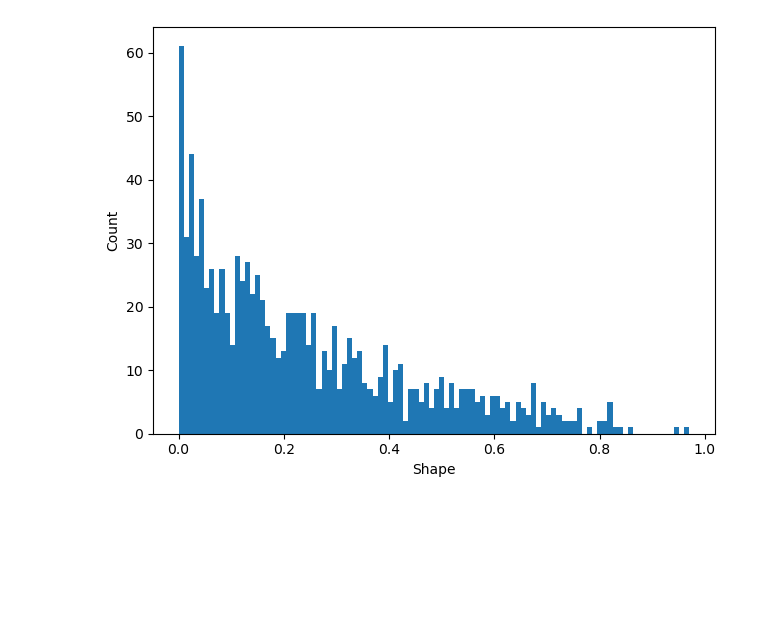
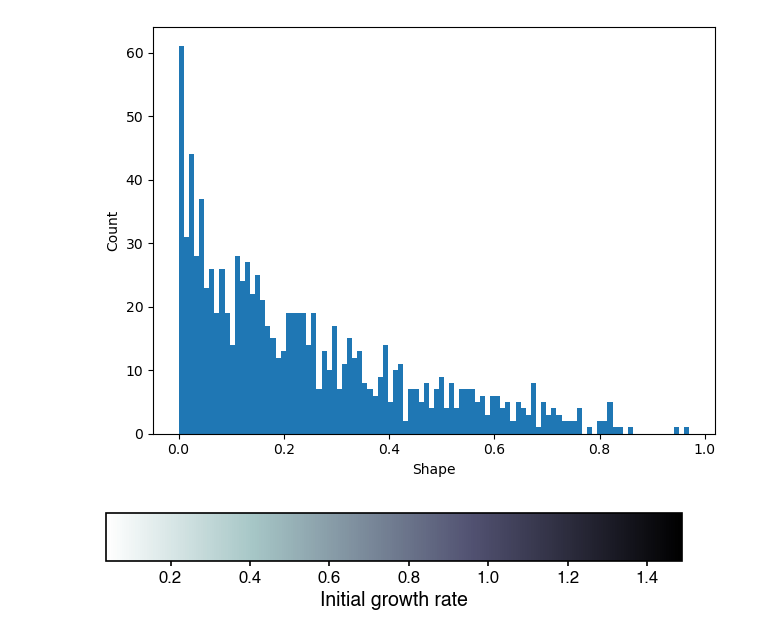
Before and after one commit to blab/pf-longitudinal, a Jupyter notebook: pf-tent/code/mechanistic.ipynb, the cells around one changed output. Saved outputs shown, nothing was run; the diff lists cells and outputs as text; code cells hidden in the pictures; blank space fills up the shorter version.

```diff
--- a/pf-tent/code/mechanistic.ipynb
+++ b/pf-tent/code/mechanistic.ipynb
@@ -752,3 +859,6 @@ ax.set_xlabel("Shape")
 # %% [output]
 Text(0.5, 0, 'Shape')
 [figure]
+# %%
+rs = np.linspace(0.25,1.75,6)
+immunity = np.linspace(0,1,50)
@@ -754,0 +869,25 @@ Text(0.5, 0, 'Shape')
+# %%
+mpl.rcParams['axes.spines.right'] = False
+mpl.rcParams['axes.spines.top'] = False
+mpl.rcParams['axes.labelsize'] = 25
+mpl.rcParams['axes.linewidth'] = 1.2
+mpl.rcParams['font.sans-serif'] = 'Helvetica'
+mpl.rcParams['xtick.labelsize'] = 18
+mpl.rcParams['ytick.labelsize'] = 18
+mpl.rcParams['xtick.major.width'] = 1.2
+mpl.rcParams['ytick.major.width'] = 1.2
+mpl.rcParams['figure.titleweight'] = 'bold'
+mpl.rcParams['figure.titlesize']= 25
+mpl.rcParams['legend.fontsize']=18
+mpl.rcParams['legend.title_fontsize']=25
+# %%
+fig = plt.figure()
+ax = fig.add_axes([0.05, 0.80, 0.9, 0.1])
+
+cb = mpl.colorbar.ColorbarBase(ax, orientation='horizontal',
+                               cmap='bone_r',
+                               norm=mpl.colors.Normalize(rs[0]*0.15,rs[-1]*0.85),
+                              label = 'Initial growth rate')
+fig.savefig('cbar')
+# %% [output]
+[figure, added]
```
Also changed, not shown: parts of 30 cells of this notebook, 8 other files.
